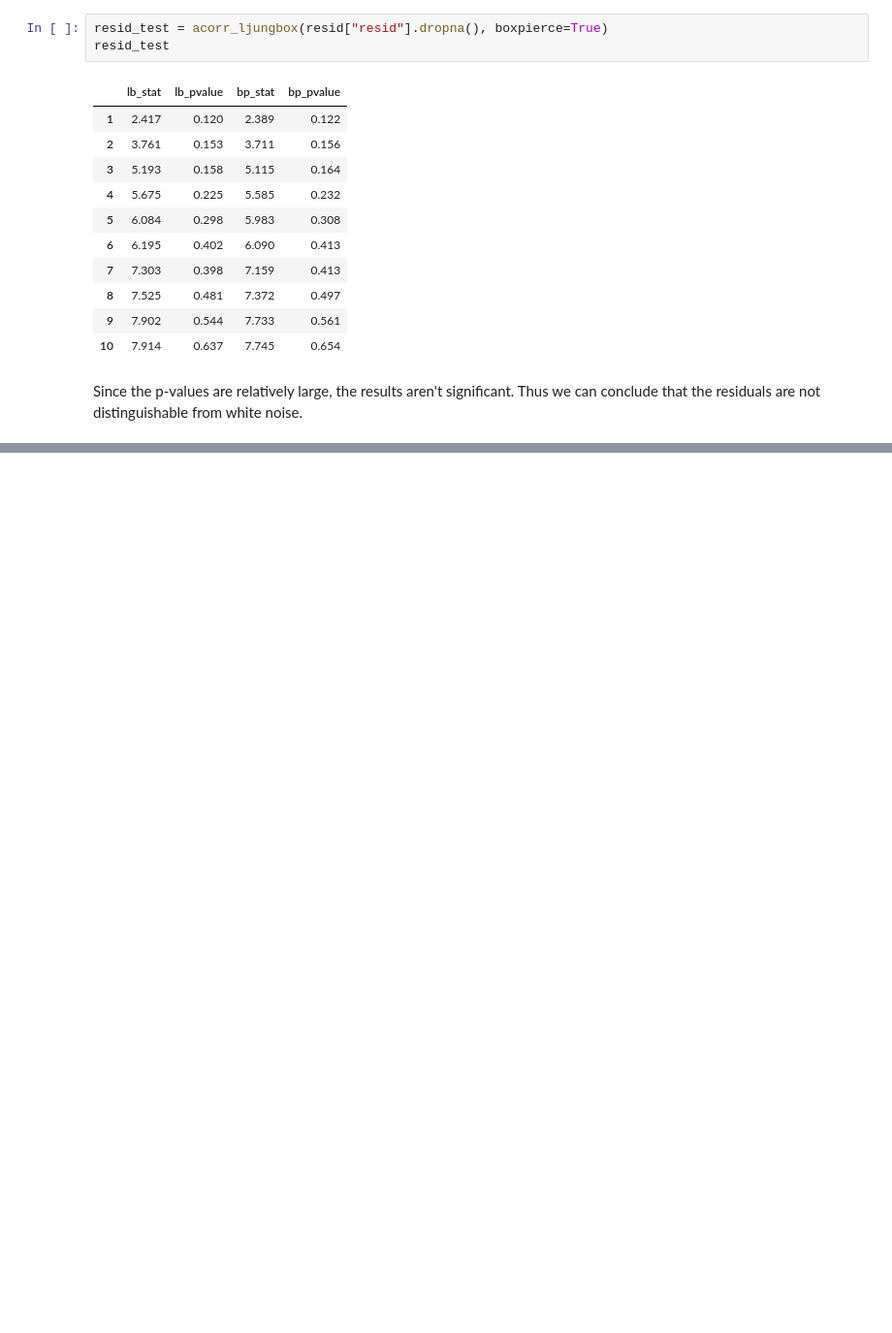
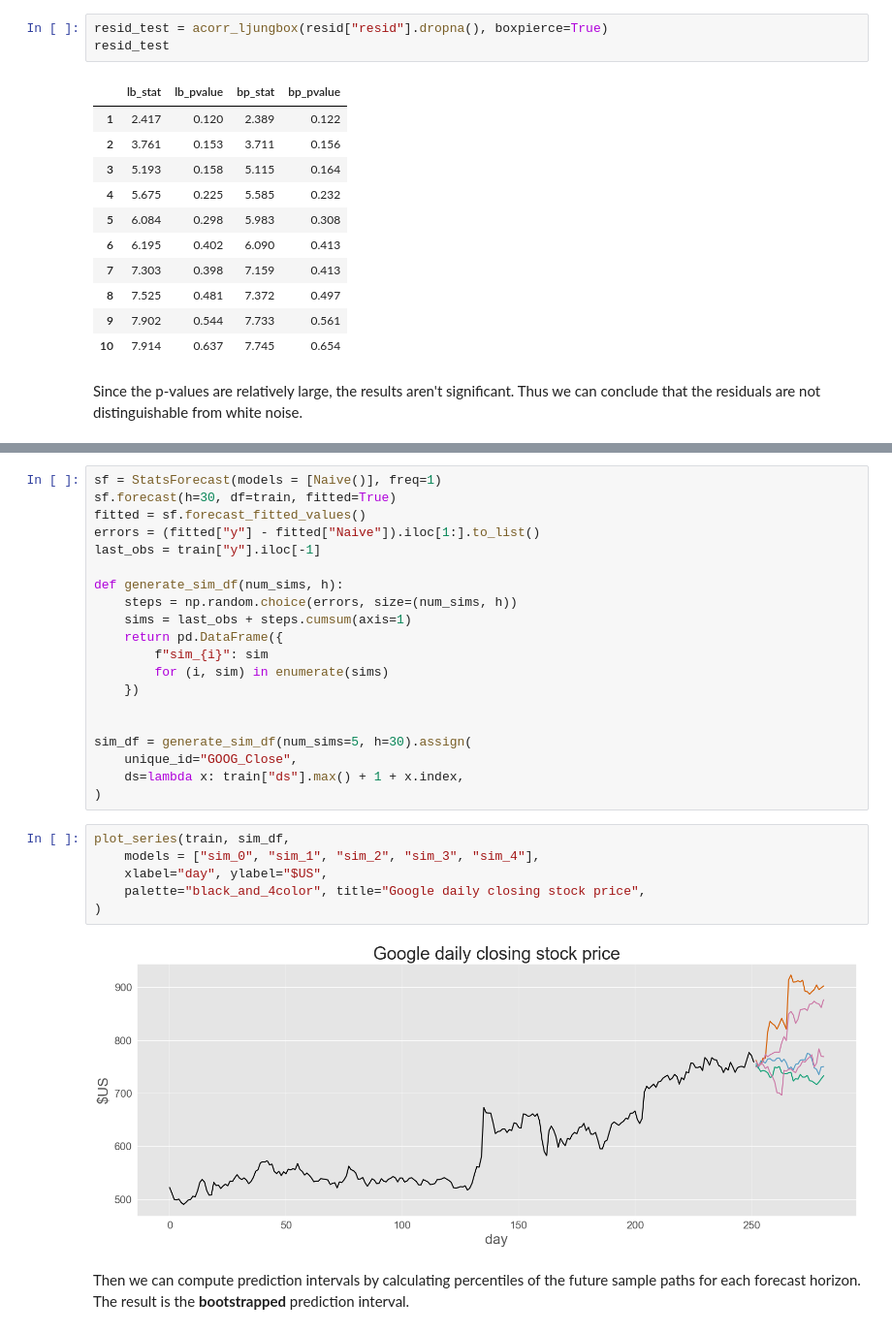
Before and after one commit to darmendariz/fpp, a Jupyter notebook: 05_the_forecasters_toolbox.ipynb, the cells around one changed output, grey strips where cells are left out. Shown at 97% size. Drawn from its saved outputs; the diff is of its cells as text; blank space fills up the shorter version.

```diff
--- a/05_the_forecasters_toolbox.ipynb
+++ b/05_the_forecasters_toolbox.ipynb
@@ -430,0 +499,30 @@ Since the p-values are relatively large, the results aren't significant. Thus we
+# %%
+sf = StatsForecast(models = [Naive()], freq=1)
+sf.forecast(h=30, df=train, fitted=True)
+fitted = sf.forecast_fitted_values()
+errors = (fitted["y"] - fitted["Naive"]).iloc[1:].to_list()
+last_obs = train["y"].iloc[-1]
+
+def generate_sim_df(num_sims, h):
+    steps = np.random.choice(errors, size=(num_sims, h))
+    sims = last_obs + steps.cumsum(axis=1)
+    return pd.DataFrame({
+        f"sim_{i}": sim
+        for (i, sim) in enumerate(sims)
+    })
+
+
+sim_df = generate_sim_df(num_sims=5, h=30).assign(
+    unique_id="GOOG_Close",
+    ds=lambda x: train["ds"].max() + 1 + x.index,
+)
+# %%
+plot_series(train, sim_df,
+    models = ["sim_0", "sim_1", "sim_2", "sim_3", "sim_4"],
+    xlabel="day", ylabel="$US",
+    palette="black_and_4color", title="Google daily closing stock price",
+)
+# %% [output]
+[figure, added]
+# %% [markdown]
+Then we can compute prediction intervals by calculating percentiles of the future sample paths for each forecast horizon. The result is the **bootstrapped** prediction interval.
```
Also changed, not shown: parts of 13 cells of this notebook.
